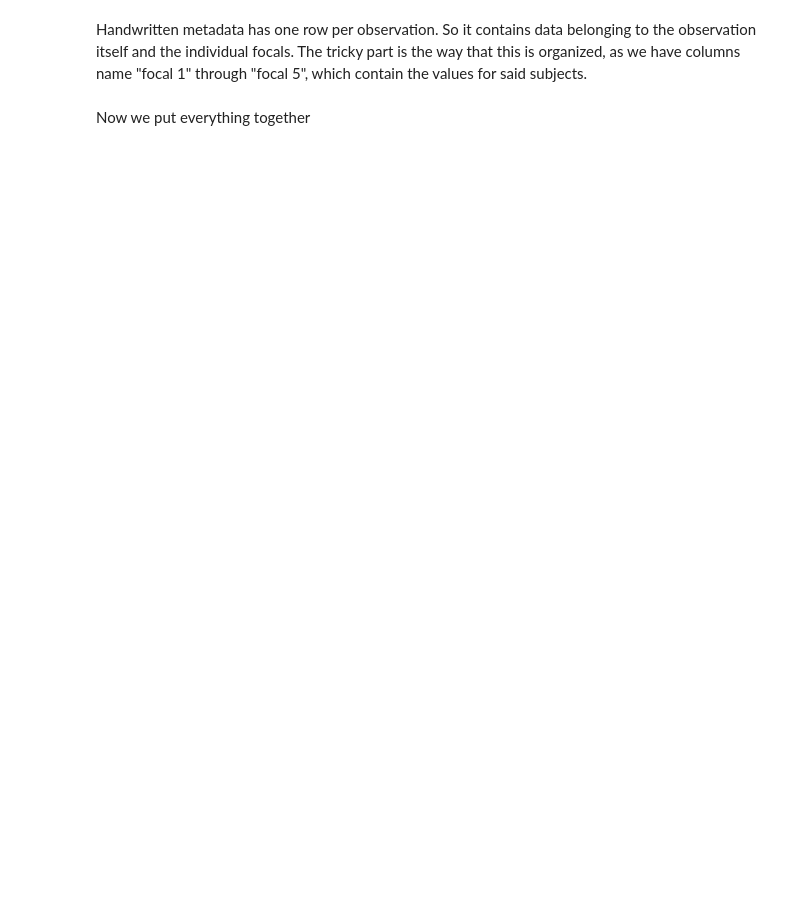
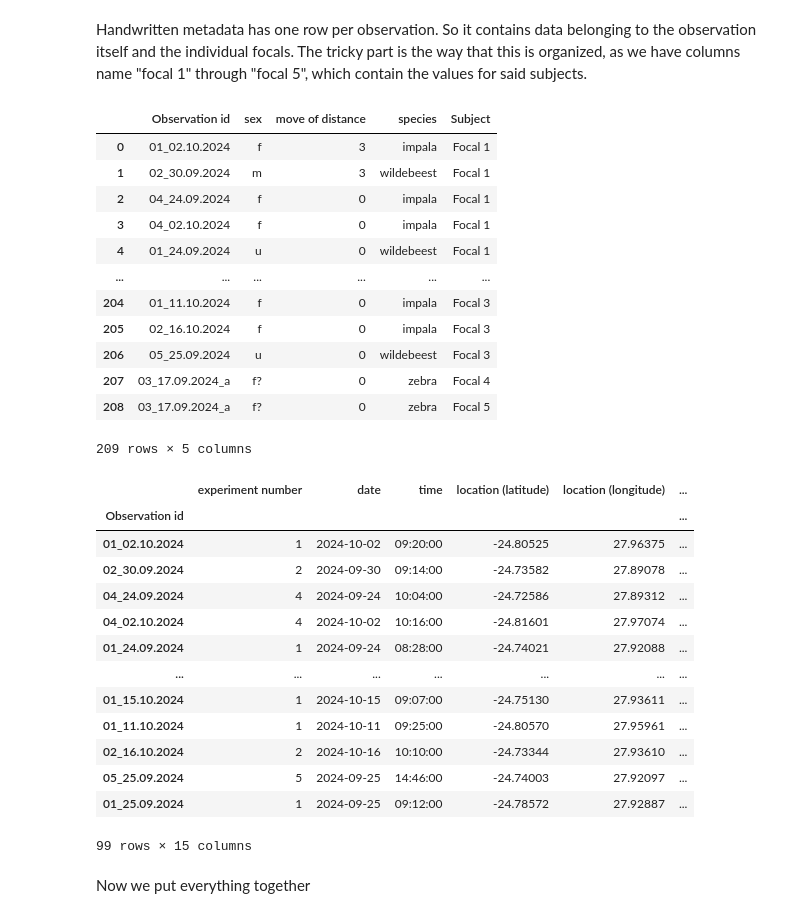
Before and after one commit to florg-32/cheetah, a Jupyter notebook: playback/playback.ipynb, the cells around one changed output. Drawn from its saved outputs; the diff is of its cells as text; code cells hidden in the pictures; blank space fills up the shorter version.

Commit message:
feat: Support multiple species

```diff
--- a/playback/playback.ipynb
+++ b/playback/playback.ipynb
@@ -77,40 +122,72 @@ unspecific_columns = [
     "time",
     "location (latitude)",
     "location (longitude)",
-    "species",
     "groupsize category",
     "other species present",
     "group comp.",
     "habitat",
     "group 30sec-looking",
     "group 30sec-moving",
     "temp",
     "wind",
     "dist. to speaker",
     "car side"
 ]
 
 manual_metadata = pd.read_excel(MANUAL_METADATA_FILE)
 
 # Also strip _ab here
 manual_metadata["Observation id"] = manual_metadata["Observation id"].str.rstrip("_ab")
 manual_metadata = manual_metadata.set_index("Observation id")
 
 # This function will extract the relevant columns for subject n
 def focal_specific(n):
-    df = manual_metadata[[f"focal {n}", f"f{n} move of"]]
-    df = df.rename(columns={f"focal {n}": "sex", f"f{n} move of": "move of distance"})
+    translation = {
+        f"focal {n}": "sex",
+        f"f{n} move of": "move of distance",
+        f"species focal {n}": "species"
+    }
+    df = manual_metadata[translation.keys()]
+    df = df.rename(columns=translation)
     df = df[df["sex"] != "/"]
     df = df.dropna()
     df["Subject"] = f"Focal {n}"
     return df
 
 # Create a single table with the extracted specifics for focals 1 to 5 (the end of range is exclusive)
 focal_metadata = pd.concat([focal_specific(n) for n in range(1, 6)]).reset_index()
 display(focal_metadata)
 
 unspecific_metadata = manual_metadata[unspecific_columns]
 unspecific_metadata
+# %% [output]
+|  | Observation id | sex | move of distance | species | Subject |
+| 0 | 01_02.10.2024 | f | 3 | impala | Focal 1 |
+| 1 | 02_30.09.2024 | m | 3 | wildebeest | Focal 1 |
+| 2 | 04_24.09.2024 | f | 0 | impala | Focal 1 |
+| 3 | 04_02.10.2024 | f | 0 | impala | Focal 1 |
+| 4 | 01_24.09.2024 | u | 0 | wildebeest | Focal 1 |
+| ... | ... | ... | ... | ... | ... |
+| 204 | 01_11.10.2024 | f | 0 | impala | Focal 3 |
+| 205 | 02_16.10.2024 | f | 0 | impala | Focal 3 |
+| 206 | 05_25.09.2024 | u | 0 | wildebeest | Focal 3 |
+| 207 | 03_17.09.2024_a | f? | 0 | zebra | Focal 4 |
+| 208 | 03_17.09.2024_a | f? | 0 | zebra | Focal 5 |
+209 rows × 5 columns
+|  | experiment number | date | time | location (latitude) | location (longitude) | ... |
+| Observation id |  |  |  |  |  | ... |
+| 01_02.10.2024 | 1 | 2024-10-02 | 09:20:00 | -24.80525 | 27.96375 | ... |
+| 02_30.09.2024 | 2 | 2024-09-30 | 09:14:00 | -24.73582 | 27.89078 | ... |
+| 04_24.09.2024 | 4 | 2024-09-24 | 10:04:00 | -24.72586 | 27.89312 | ... |
+| 04_02.10.2024 | 4 | 2024-10-02 | 10:16:00 | -24.81601 | 27.97074 | ... |
+| 01_24.09.2024 | 1 | 2024-09-24 | 08:28:00 | -24.74021 | 27.92088 | ... |
+| ... | ... | ... | ... | ... | ... | ... |
+| 01_15.10.2024 | 1 | 2024-10-15 | 09:07:00 | -24.75130 | 27.93611 | ... |
+| 01_11.10.2024 | 1 | 2024-10-11 | 09:25:00 | -24.80570 | 27.95961 | ... |
+| 02_16.10.2024 | 2 | 2024-10-16 | 10:10:00 | -24.73344 | 27.93610 | ... |
+| 05_25.09.2024 | 5 | 2024-09-25 | 14:46:00 | -24.74003 | 27.92097 | ... |
+| 01_25.09.2024 | 1 | 2024-09-25 | 09:12:00 | -24.78572 | 27.92887 | ... |
+99 rows × 15 columns
 # %% [markdown]
 Now we put everything together
 # %%
```
Also changed, not shown: parts of 4 cells of this notebook.
